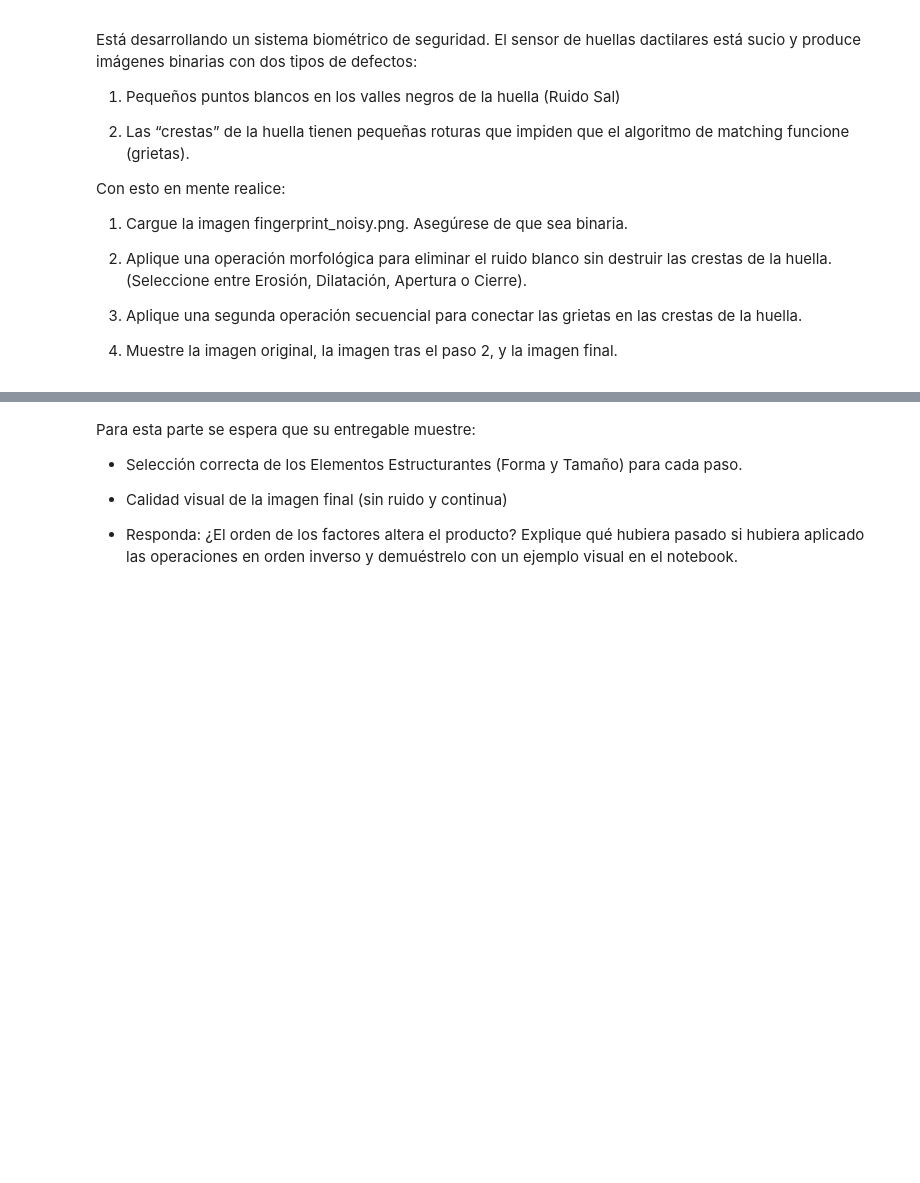
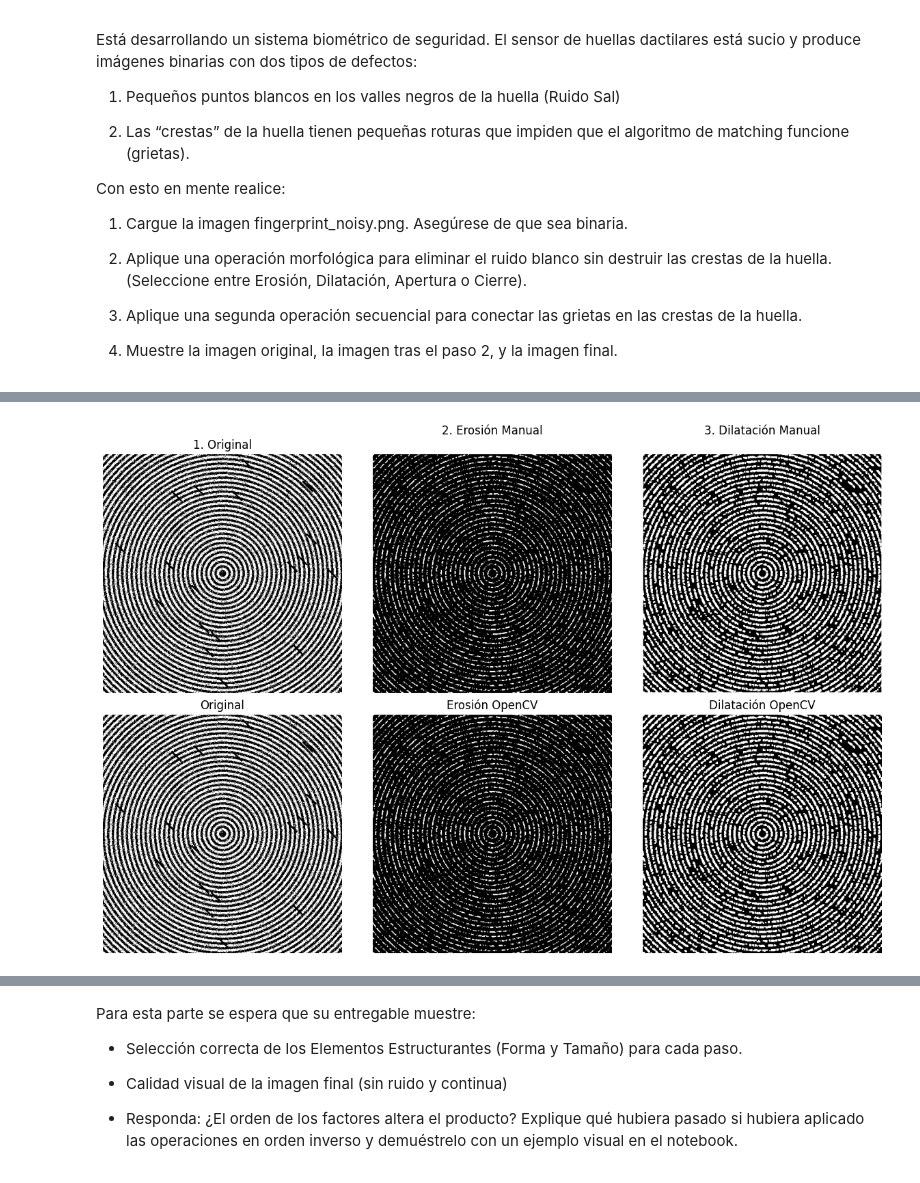
Before and after one commit to SergioAle210/Computer-Vision-LAB2, a Jupyter notebook: task2.ipynb, the cells around one changed output, grey strips where cells are left out. Cells and saved outputs as stored; diff of their text form; code cells hidden in the pictures; blank space fills up the shorter version.

```diff
--- a/task2.ipynb
+++ b/task2.ipynb
@@ -111,0 +140,33 @@ show_img(img_erosion2, "con erosión de cv2")
+# %%
+# comparasion
+
+fig, axes = plt.subplots(2, 3, figsize=(12, 8))
+
+# Fila 1: Manual
+axes[0, 0].imshow(img, cmap='gray', vmin=0, vmax=255)
+axes[0, 0].set_title("1. Original")
+
+axes[0, 1].imshow(img_erosion, cmap='gray', vmin=0, vmax=255)
+axes[0, 1].set_title("2. Erosión Manual\n")
+
+axes[0, 2].imshow(img_dilatacion, cmap='gray', vmin=0, vmax=255)
+axes[0, 2].set_title("3. Dilatación Manual\n")
+
+# Fila 2: OpenCV
+axes[1, 0].imshow(img, cmap='gray', vmin=0, vmax=255)
+axes[1, 0].set_title("Original")
+
+axes[1, 1].imshow(img_erosion2, cmap='gray', vmin=0, vmax=255)
+axes[1, 1].set_title("Erosión OpenCV")
+
+axes[1, 2].imshow(img_dilatacion2, cmap='gray', vmin=0, vmax=255)
+axes[1, 2].set_title("Dilatación OpenCV")
+
+# Quitar ejes para limpiar
+for ax in axes.flatten():
+    ax.axis('off')
+
+plt.tight_layout()
+plt.show()
+# %% [output]
+[figure, added]
```
Also changed, not shown: parts of 12 cells of this notebook, 3 other files.
